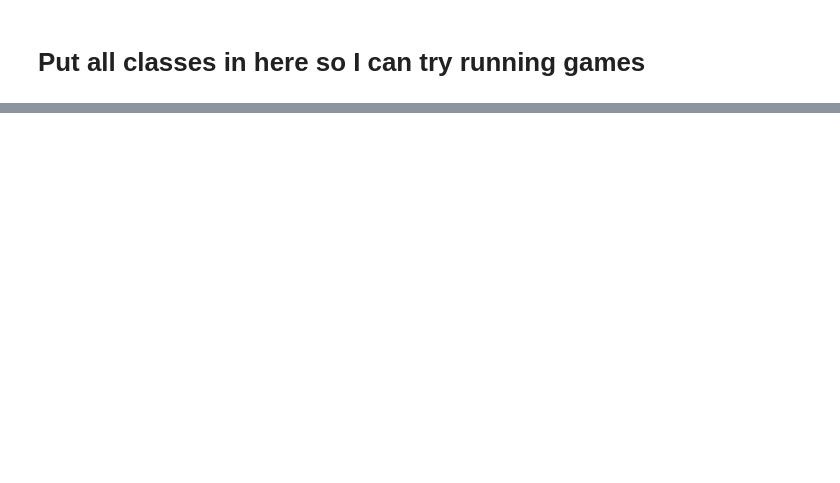
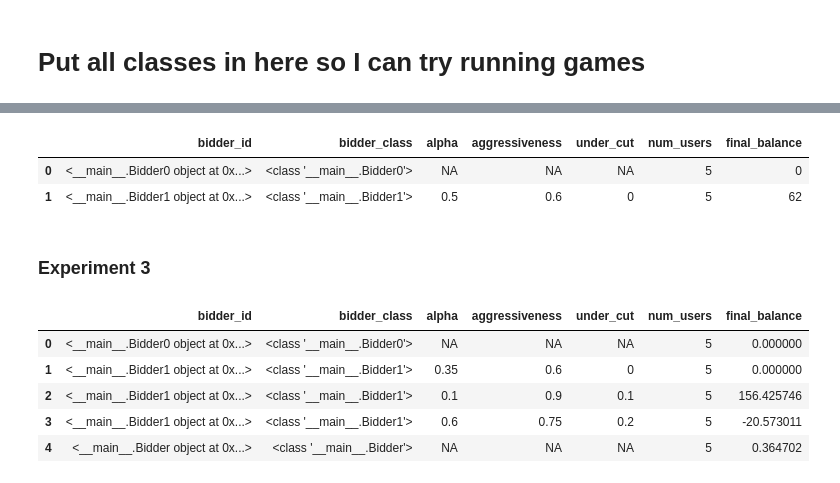
Before and after one commit to cbwright11/second-price-auction, a Jupyter notebook: All classes.ipynb, the cells around one changed output, grey strips where cells are left out. Cells and saved outputs as stored; diff of their text form; code cells hidden in the pictures; blank space fills up the shorter version.

```diff
--- a/All classes.ipynb
+++ b/All classes.ipynb
@@ -330,0 +385,17 @@ summarize_auction(auction2)
+# %%
+auction_overview(auction2)
+# %% [output]
+|  | bidder_id | bidder_class | alpha | aggressiveness | under_cut | num_users | final_balance |
+| 0 | <__main__.Bidder0 object at 0x...> | <class '__main__.Bidder0'> | NA | NA | NA | 5 | 0 |
+| 1 | <__main__.Bidder1 object at 0x...> | <class '__main__.Bidder1'> | 0.5 | 0.6 | 0 | 5 | 62 |
+# %% [markdown]
+### Experiment 3
+# %%
+users = [User() for i in range(5)]
+bidders = [Bidder0(num_users=5, num_rounds=1000),
+           Bidder1(num_users=5, num_rounds=1000, alpha=0.35, aggressiveness=0.6, under_cut=0),
+           Bidder1(num_users=5, num_rounds=1000, alpha=0.1, aggressiveness=0.9, under_cut=0.1),
+           Bidder1(num_users=5, num_rounds=1000, alpha=0.6, aggressiveness=0.75, under_cut=0.2),
+           Bidder(num_users=5, num_rounds=1000)]
+
+auction3 = Auction(users, bidders)
@@ -330,0 +405,9 @@ summarize_auction(auction2)
+# %%
+auction_overview(auction3)
+# %% [output]
+|  | bidder_id | bidder_class | alpha | aggressiveness | under_cut | num_users | final_balance |
+| 0 | <__main__.Bidder0 object at 0x...> | <class '__main__.Bidder0'> | NA | NA | NA | 5 | 0.000000 |
+| 1 | <__main__.Bidder1 object at 0x...> | <class '__main__.Bidder1'> | 0.35 | 0.6 | 0 | 5 | 0.000000 |
+| 2 | <__main__.Bidder1 object at 0x...> | <class '__main__.Bidder1'> | 0.1 | 0.9 | 0.1 | 5 | 156.425746 |
+| 3 | <__main__.Bidder1 object at 0x...> | <class '__main__.Bidder1'> | 0.6 | 0.75 | 0.2 | 5 | -20.573011 |
+| 4 | <__main__.Bidder object at 0x...> | <class '__main__.Bidder'> | NA | NA | NA | 5 | 0.364702 |
```
Also changed, not shown: parts of 15 cells of this notebook.
